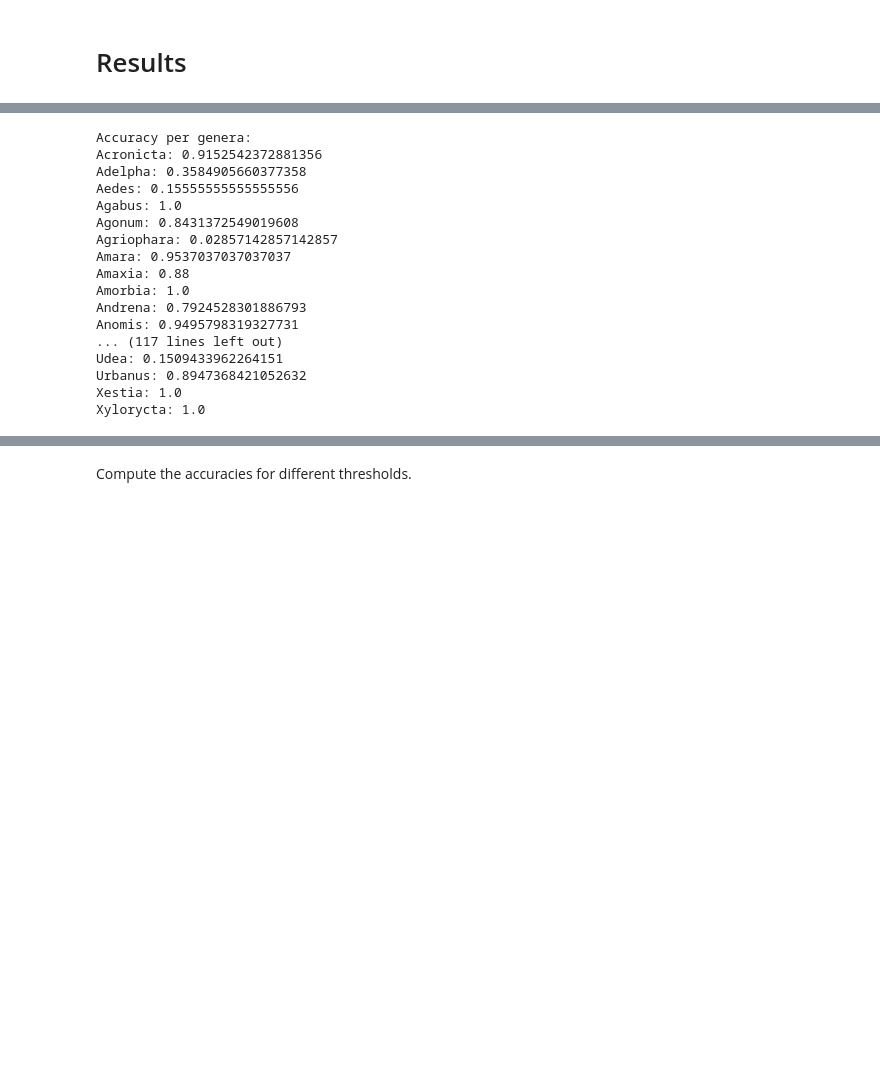
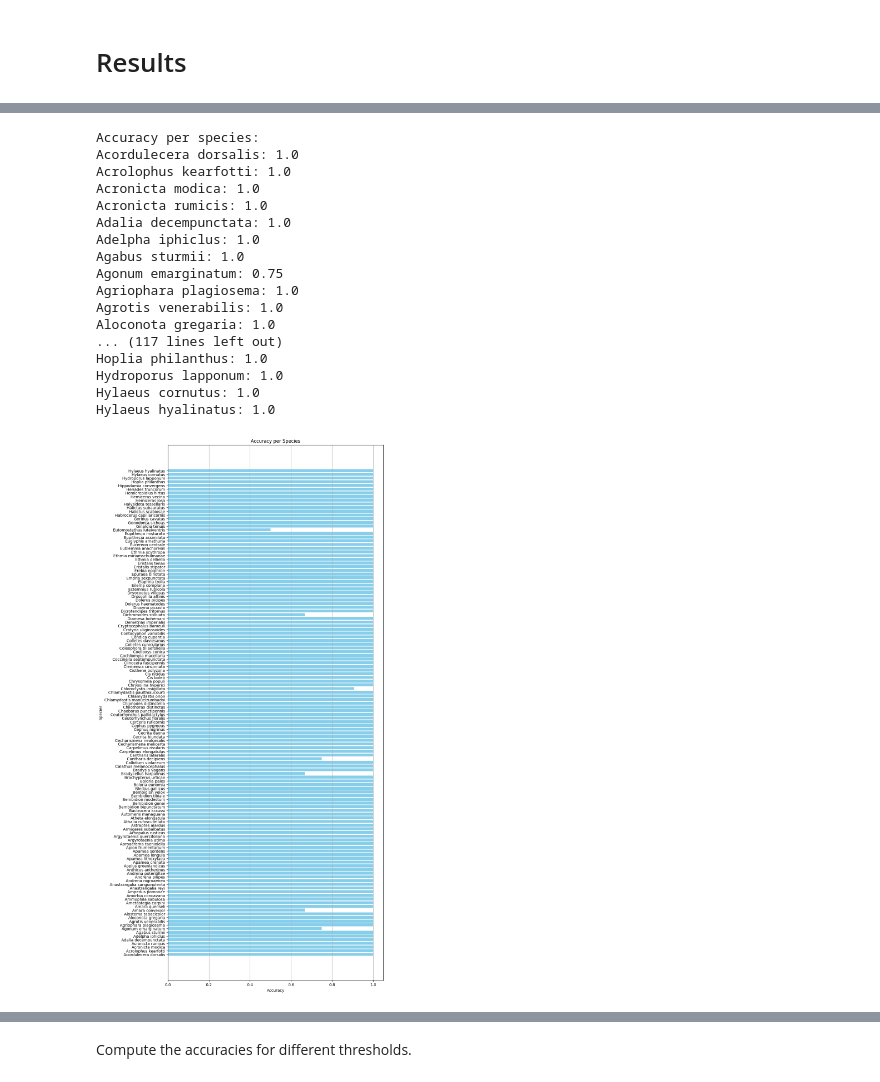
Before and after one commit to nicolamaritan/image-and-dna-data-for-insect-classification, a Jupyter notebook: notebook.ipynb, the cells around one changed output, grey strips where cells are left out. Drawn from its saved outputs; the diff is of its cells as text; code cells hidden in the pictures; blank space fills up the shorter version.

```diff
--- a/notebook.ipynb
+++ b/notebook.ipynb
@@ -554,6 +556,8 @@ def test(model, threshold, batch_size):
 Trains the model on the training split with early stopping. Returns the genera loss of the model at the end of the training.
 # %%
 def train(model, lr, momentum, max_epochs, batch_size, print_losses=False, print_step=200):
+    BEST_MODEL_NAME = "best_model.pth"
+
     model.train()
     criterion_species = torch.nn.CrossEntropyLoss()
     criterion_genera = torch.nn.CrossEntropyLoss()
@@ -615,7 +619,7 @@ def train(model, lr, momentum, max_epochs, batch_size, print_losses=False, print
         if validation_loss < best_validation_loss:
             best_validation_loss = validation_loss
             patience_counter = 0
-            torch.save(model.state_dict(), 'best_model.pth')
+            torch.save(model.state_dict(), BEST_MODEL_NAME)
         else:
             patience_counter += 1
 
@@ -625,7 +629,7 @@ def train(model, lr, momentum, max_epochs, batch_size, print_losses=False, print
             optimal_training_epochs = epoch + 1
             break
 
-    model.load_state_dict(torch.load('best_model.pth'))
+    model.load_state_dict(torch.load(BEST_MODEL_NAME))
     return training_species_loss + training_genera_loss
 # %% [markdown]
 Trains the model on the training and validation split. The training stops when the genera loss over the validation set is less than the training genera loss computed beforehand. This procedure is the one desribed in the Deep Learning Book (Goodfellow et. al, 2016) at Section 7.3.
@@ -761,2 +774,21 @@ Interrupted final training at epoch 1621
 # %% [markdown]
 # Results
+# %%
+def show_accuracy_per_species(accuracy_per_species):
+    species_names = []
+    accuracies = []
+
+    print("Accuracy per species:")
+    for species in accuracy_per_species:
+        if species in np.unique(test_set.unseen_species_genera):
+            print(f"{test_set.get_species_name(species)}: {accuracy_per_species[species]}")
+            species_names.append(test_set.get_species_name(species))
+            accuracies.append(accuracy_per_species[species])
+
+    plt.figure(figsize=(10, 25))
+    plt.barh(species_names, accuracies, color='skyblue')
+    plt.xlabel('Accuracy')
+    plt.ylabel('Species')
+    plt.title('Accuracy per Species')
+    plt.grid(axis='x')
+    plt.show()
@@ -794,23 +822,21 @@ Hylaeus hyalinatus: 1.0
-# %%
-print("Accuracy per genera:")
-for genera in accuracy_per_genera:
-    if genera in np.unique(test_set.seen_species):
-        print(f"{test_set.get_genera_name(genera)}: {accuracy_per_genera[genera]}")
-# %% [output]
-Accuracy per genera:
-Acronicta: 0.9152542372881356
-Adelpha: 0.3584905660377358
-Aedes: 0.15555555555555556
-Agabus: 1.0
-Agonum: 0.8431372549019608
-Agriophara: 0.02857142857142857
-Amara: 0.9537037037037037
-Amaxia: 0.88
-Amorbia: 1.0
-Andrena: 0.7924528301886793
-Anomis: 0.9495798319327731
-... (117 lines left out)
-Udea: 0.1509433962264151
-Urbanus: 0.8947368421052632
-Xestia: 1.0
-Xylorycta: 1.0
+# %%
+show_accuracy_per_species(accuracy_per_species)
+# %% [output]
+Accuracy per species:
+Acordulecera dorsalis: 1.0
+Acrolophus kearfotti: 1.0
+Acronicta modica: 1.0
+Acronicta rumicis: 1.0
+Adalia decempunctata: 1.0
+Adelpha iphiclus: 1.0
+Agabus sturmii: 1.0
+Agonum emarginatum: 0.75
+Agriophara plagiosema: 1.0
+Agrotis venerabilis: 1.0
+Aloconota gregaria: 1.0
+... (117 lines left out)
+Hoplia philanthus: 1.0
+Hydroporus lapponum: 1.0
+Hylaeus cornutus: 1.0
+Hylaeus hyalinatus: 1.0
+[figure, added]
```
Also changed, not shown: parts of 18 cells of this notebook.
